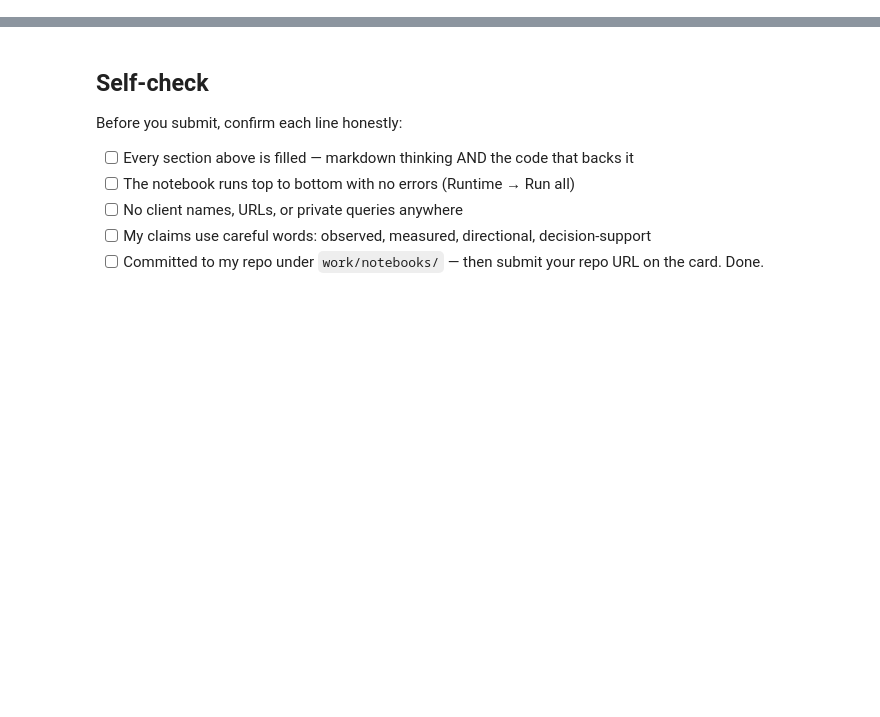
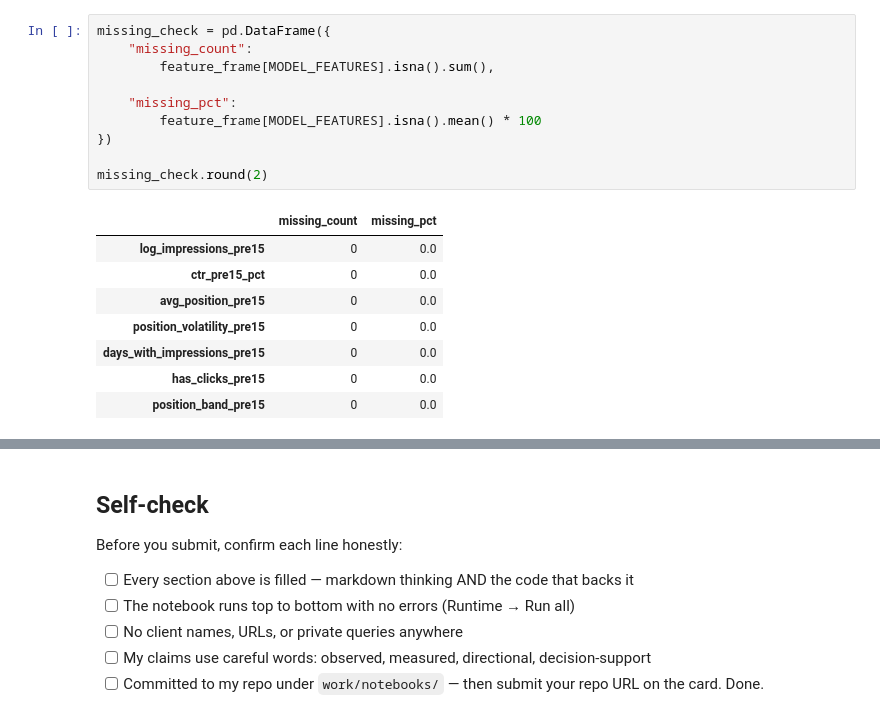
Before and after one commit to jh-emon002/flyrank-intern, a Jupyter notebook: work/notebooks/w03_feature_leakage_check.ipynb, the cells around one changed output, grey strips where cells are left out. Drawn from its saved outputs; the diff is of its cells as text; blank space fills up the shorter version.

```diff
--- a/work/notebooks/w03_feature_leakage_check.ipynb
+++ b/work/notebooks/w03_feature_leakage_check.ipynb
@@ -36,0 +302,19 @@ This skeleton is yours to fill. Work the sections **in order** — each one has
+# %%
+missing_check = pd.DataFrame({
+    "missing_count":
+        feature_frame[MODEL_FEATURES].isna().sum(),
+
+    "missing_pct":
+        feature_frame[MODEL_FEATURES].isna().mean() * 100
+})
+
+missing_check.round(2)
+# %% [output]
+|  | missing_count | missing_pct |
+| log_impressions_pre15 | 0 | 0.0 |
+| ctr_pre15_pct | 0 | 0.0 |
+| avg_position_pre15 | 0 | 0.0 |
+| position_volatility_pre15 | 0 | 0.0 |
+| days_with_impressions_pre15 | 0 | 0.0 |
+| has_clicks_pre15 | 0 | 0.0 |
+| position_band_pre15 | 0 | 0.0 |
```
Also changed, not shown: parts of 29 cells of this notebook.
